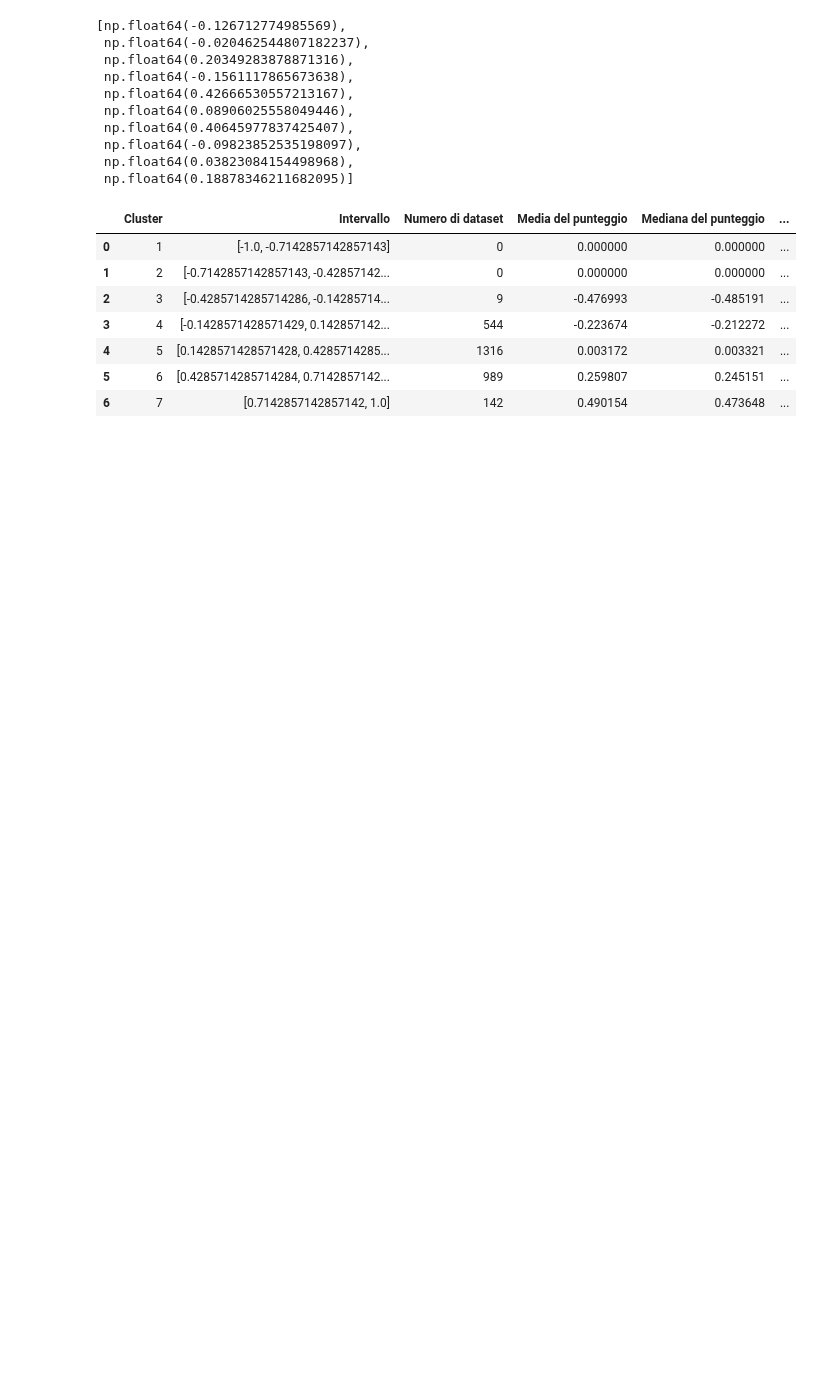
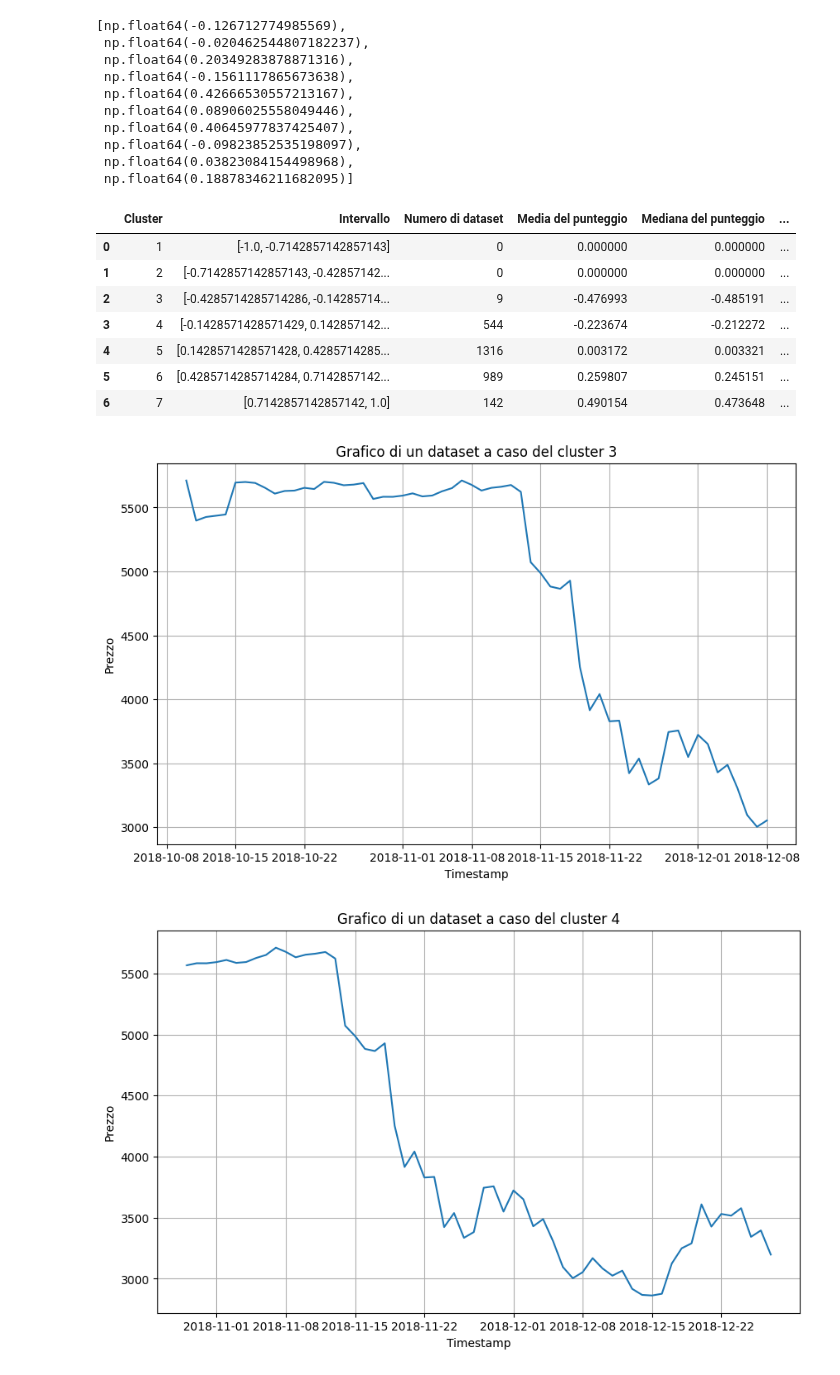
Before and after one commit to AleImbri/Crypto-strategies-simulations, a Jupyter notebook: Clustering datasets.ipynb, the cells around one changed output. Drawn from its saved outputs; the diff is of its cells as text; code cells hidden in the pictures; blank space fills up the shorter version.

```diff
--- a/Clustering datasets.ipynb
+++ b/Clustering datasets.ipynb
@@ -234,3 +214,20 @@ df_statistiche
 | 4 | 5 | [0.1428571428571428, 0.4285714285... | 1316 | 0.003172 | 0.003321 | ... |
 | 5 | 6 | [0.4285714285714284, 0.7142857142... | 989 | 0.259807 | 0.245151 | ... |
 | 6 | 7 | [0.7142857142857142, 1.0] | 142 | 0.490154 | 0.473648 | ... |
+# %%
+# Stampa un grafico di un dataset a caso per ogni cluster
+import random
+for i, stat in enumerate(statistiche):
+    if stat['Numero di dataset'] > 0:
+        cluster_i = [df for df, cluster in zip(dati_da_usare, clusters) if cluster == i]
+        dataset_a_caso = random.choice(cluster_i)
+        plt.figure(figsize=(10, 6))
+        plt.plot(dataset_a_caso['Timestamp'], dataset_a_caso['Price'])
+        plt.title(f'Grafico di un dataset a caso del cluster {i+1}')
+        plt.xlabel('Timestamp')
+        plt.ylabel('Prezzo')
+        plt.grid()
+        plt.show()
+# %% [output]
+[figure, added]
+[figure, added]
```
Also changed, not shown: parts of 12 cells of this notebook.
